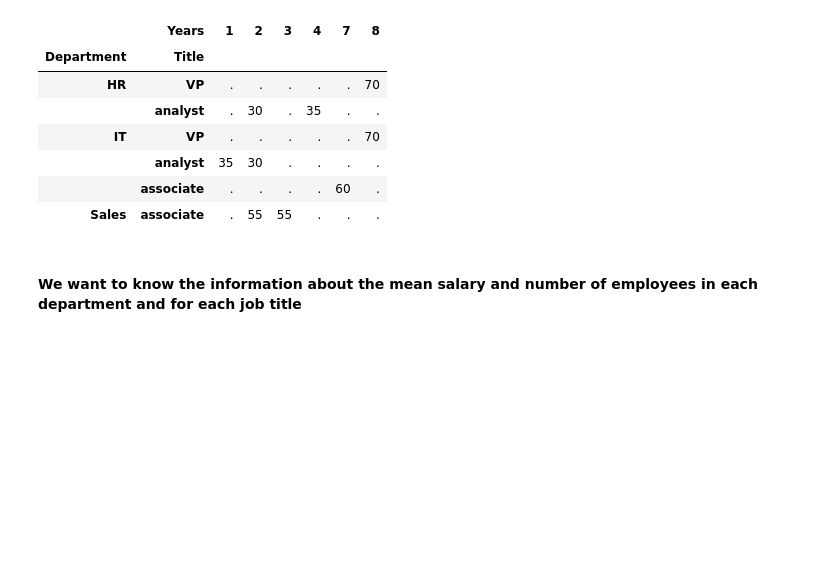
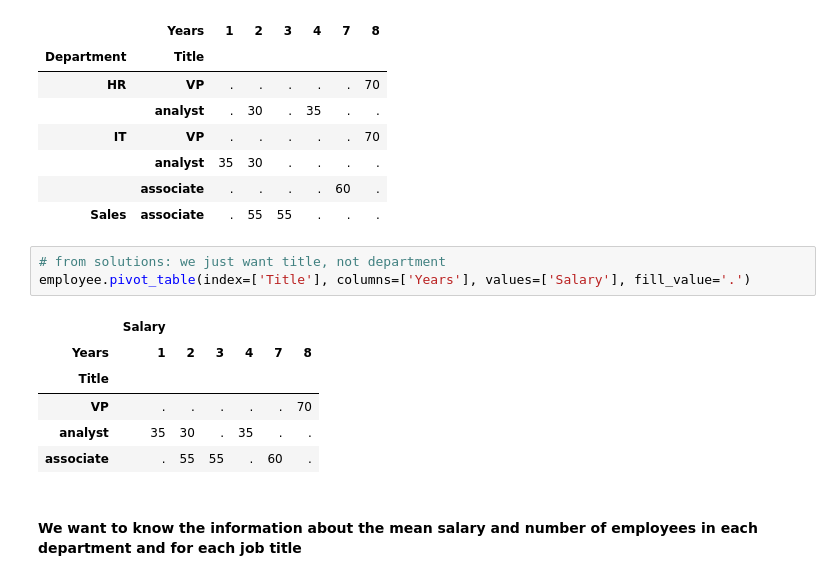
Before and after one commit to ksaslow/data-pt-ber-08-20, a Jupyter notebook: Labs/module-2_labs/01_statistics/08_lab-pivot-table-and-correlation/your_code/main-Kate.ipynb, the cells around one changed output. Saved outputs shown, nothing was run; the diff lists cells and outputs as text; blank space fills up the shorter version.

```diff
--- a/Labs/module-2_labs/01_statistics/08_lab-pivot-table-and-correlation/your_code/main-Kate.ipynb
+++ b/Labs/module-2_labs/01_statistics/08_lab-pivot-table-and-correlation/your_code/main-Kate.ipynb
@@ -78,6 +82,16 @@ employee.pivot_table(index = ['Department', 'Title'], values='Salary', columns='
 |  | analyst | 35 | 30 | . | . | . | . |
 |  | associate | . | . | . | . | 60 | . |
 | Sales | associate | . | 55 | 55 | . | . | . |
+# %%
+# from solutions: we just want title, not department
+employee.pivot_table(index=['Title'], columns=['Years'], values=['Salary'], fill_value='.')
+# %% [output]
+|  | Salary |  |  |  |  |  |
+| Years | 1 | 2 | 3 | 4 | 7 | 8 |
+| Title |  |  |  |  |  |  |
+| VP | . | . | . | . | . | 70 |
+| analyst | 35 | 30 | . | 35 | . | . |
+| associate | . | 55 | 55 | . | 60 | . |
 # %% [markdown]
 #### We want to know the information about the mean salary and number of employees in each department and for each job title
 # %%
```
Also changed, not shown: parts of 13 cells of this notebook, 3 other files.
